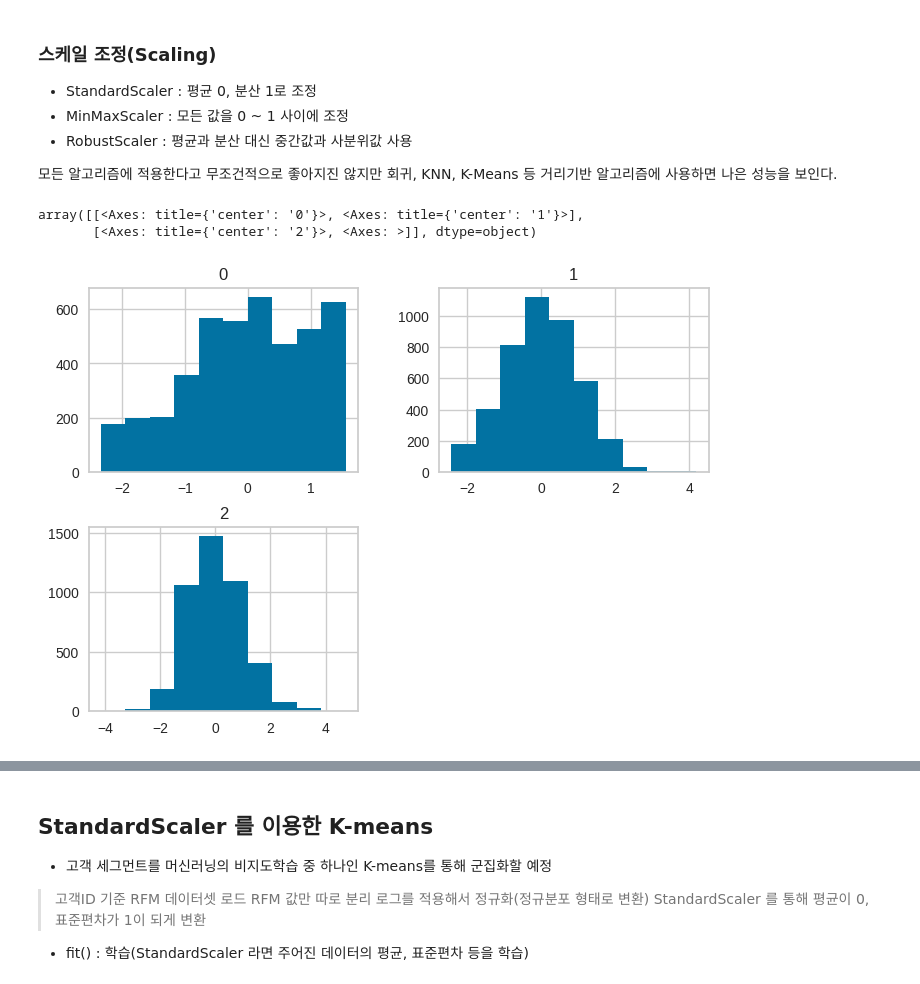
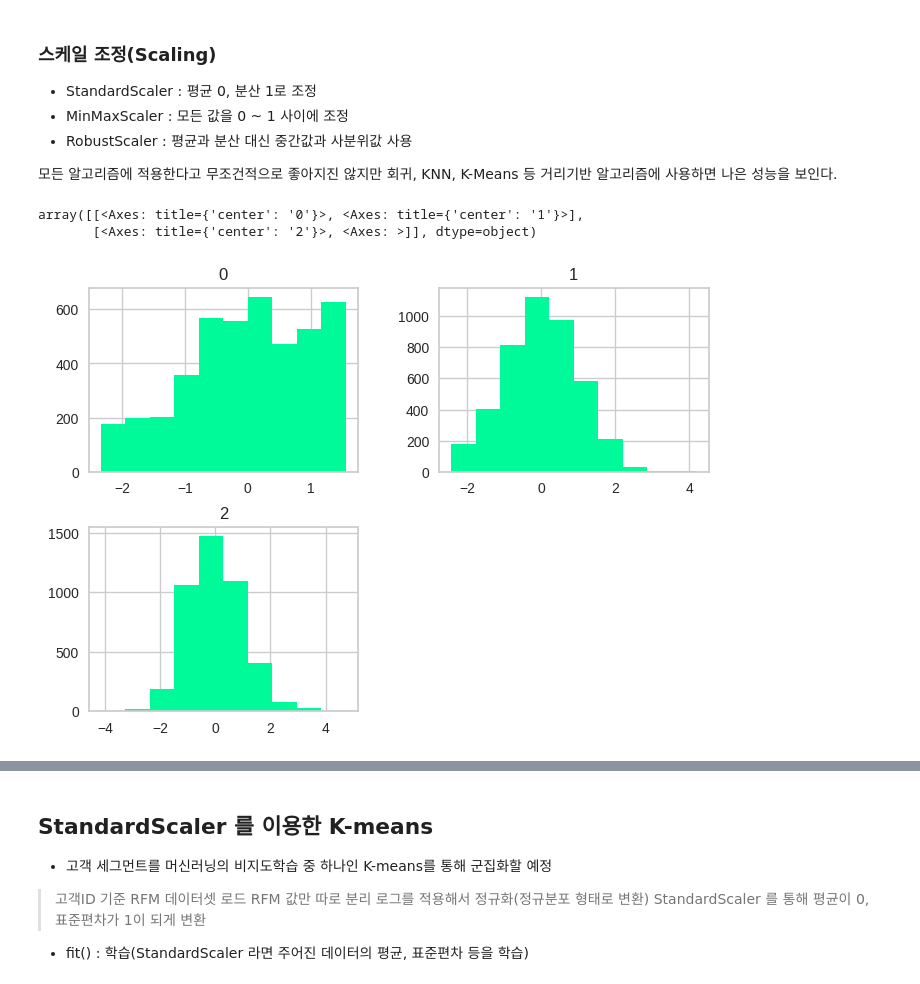
Before and after one commit to JINDOT/Data_Analysis_, a Jupyter notebook: Online_Retail_Clustering.ipynb, the cells around one changed output, grey strips where cells are left out. Cells and saved outputs as stored; diff of their text form; code cells hidden in the pictures.

```diff
--- a/Online_Retail_Clustering.ipynb
+++ b/Online_Retail_Clustering.ipynb
@@ -135,12 +127,12 @@ array([[<Axes: title={'center': 'Recency'}>,
 # %%
 ss = StandardScaler()
 X = ss.fit_transform(rfm_cluster_log)
 
-pd.DataFrame(X).hist()
+pd.DataFrame(X).hist(color='mediumspringgreen')
 # %% [output]
 array([[<Axes: title={'center': '0'}>, <Axes: title={'center': '1'}>],
        [<Axes: title={'center': '2'}>, <Axes: >]], dtype=object)
-[figure, old version]
+[figure, new version]
 # %%
 s = MinMaxScaler()
 X = s.fit_transform(rfm_cluster_log)
```
Also changed, not shown: parts of 16 cells of this notebook.
